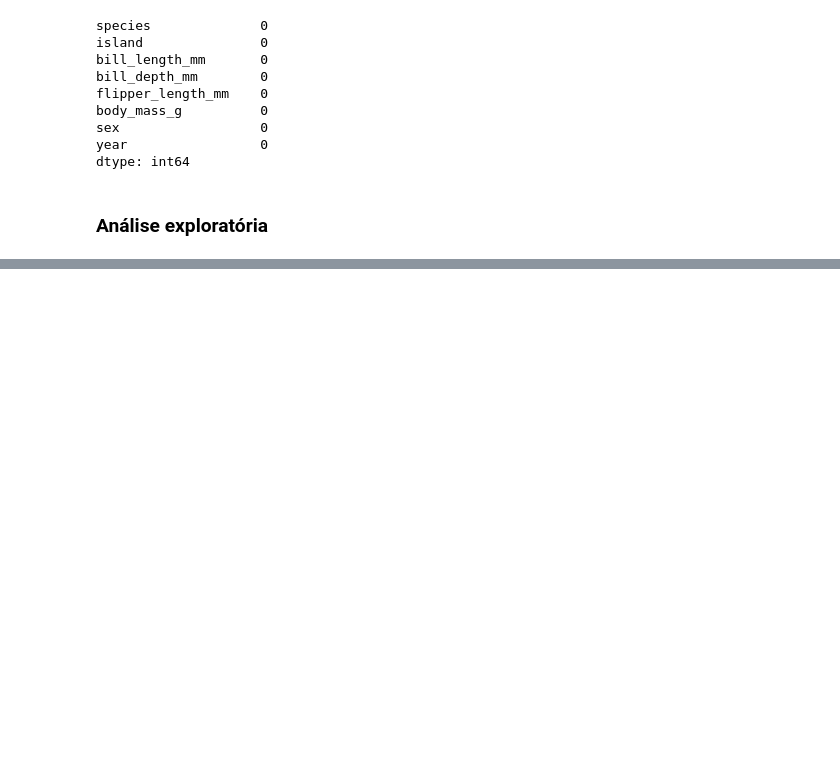
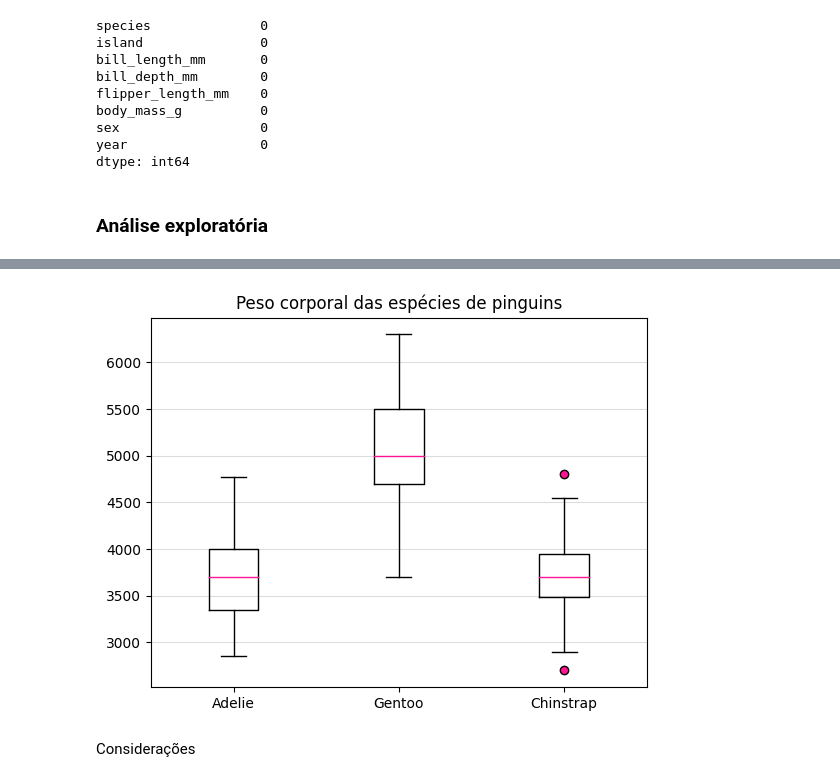
Before and after one commit to carolysg/projeto-pinguins, a Jupyter notebook: penguins.ipynb, the cells around one changed output, grey strips where cells are left out. Drawn from its saved outputs; the diff is of its cells as text; code cells hidden in the pictures; blank space fills up the shorter version.

```diff
--- a/penguins.ipynb
+++ b/penguins.ipynb
@@ -229,0 +291,13 @@ dtype: int64
+# %%
+# Boxplot de body_mass_g
+body_mass_g = [df.loc[df['species']=='Adelie','body_mass_g'], df.loc[df['species']=='Gentoo','body_mass_g'], df.loc[df['species']=='Chinstrap','body_mass_g']]
+fig4, ax4 = plt.subplots()
+ax4.set_title('Peso corporal das espécies de pinguins')
+ax4.boxplot(body_mass_g, medianprops=dict(color='deeppink'), flierprops=dict(markerfacecolor = 'deeppink'))
+ax4.set_xticks([1,2,3], labels=['Adelie', 'Gentoo', 'Chinstrap'])
+ax4.yaxis.grid(True, color='gainsboro')
+plt.show()
+# %% [output]
+[figure, added]
+# %% [markdown]
+Considerações
```
Also changed, not shown: parts of 7 cells of this notebook.
